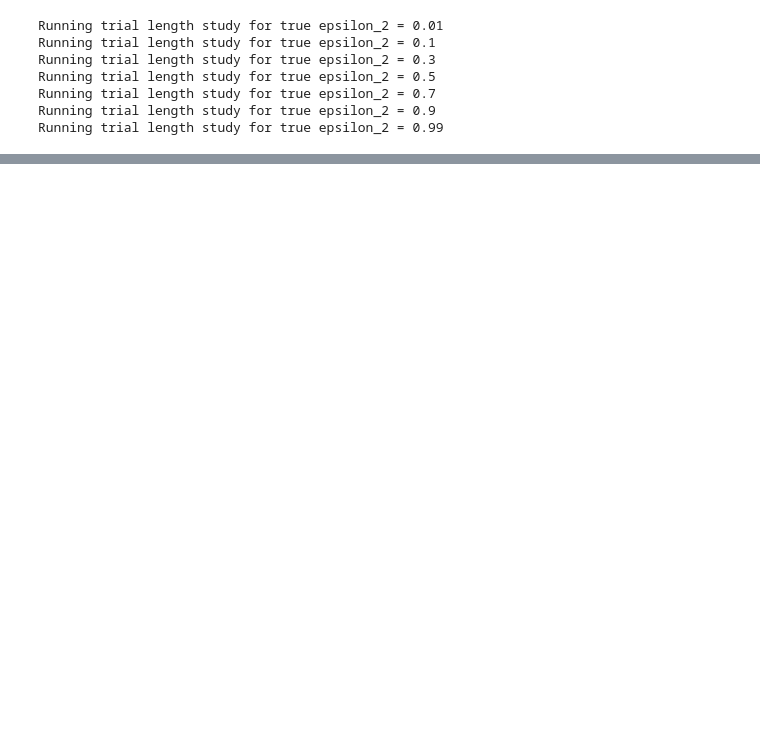
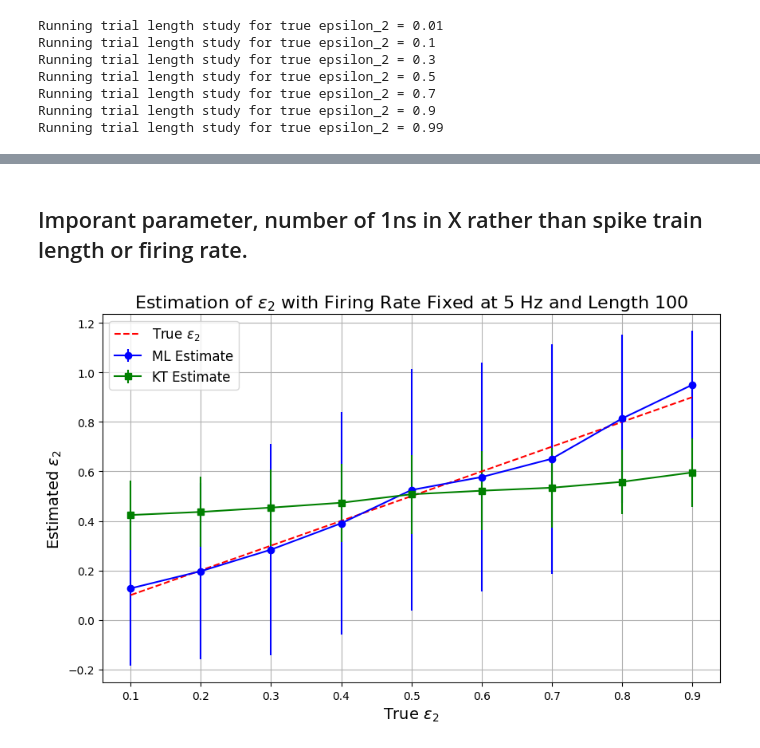
Before and after one commit to RaulAdSe/Spike-Train-Coupling-Estimation-Exploratory-Analysis, a Jupyter notebook: Notebooks/Probability_estimators.ipynb, the cells around one changed output, grey strips where cells are left out. Cells and saved outputs as stored; diff of their text form; code cells hidden in the pictures; blank space fills up the shorter version.

```diff
--- a/Notebooks/Probability_estimators.ipynb
+++ b/Notebooks/Probability_estimators.ipynb
@@ -418,0 +464,36 @@ plt.show()
+# %% [markdown]
+## Imporant parameter, number of 1ns in X rather than spike train length or firing rate.
+# %%
+# Parameters for the study
+fr_X = 5  # Fixed firing rate
+epsilon_2_values = np.linspace(0.1, 0.9, 9)  # Range of true epsilon_2 values
+length = 100   # Spike train length
+trials = 100  # Number of trials for each epsilon_2
+
+# Running the study for varying epsilon_2 and fixed firing rate
+epsilon_2_ML_means, epsilon_2_ML_stds, epsilon_2_KT_means, epsilon_2_KT_stds = epsilon_2_study_with_fixed_firing_rate(
+    fr_X, epsilon_2_values, length=length, trials=trials)
+
+# Plotting the results with epsilon_2 on the x-axis
+plt.figure(figsize=(10, 6))
+
+# Plot ML estimates with error bars
+plt.errorbar(epsilon_2_values, epsilon_2_ML_means, yerr=epsilon_2_ML_stds, fmt='o-', label='ML Estimate', color='blue')
+
+# Plot KT estimates with error bars
+plt.errorbar(epsilon_2_values, epsilon_2_KT_means, yerr=epsilon_2_KT_stds, fmt='s-', label='KT Estimate', color='green')
+
+# Plot true epsilon_2 line for each value
+plt.plot(epsilon_2_values, epsilon_2_values, color='red', linestyle='--', label=f'True $\\epsilon_2$')
+
+# Add labels, legend, and grid
+plt.xlabel('True $\\epsilon_2$', fontsize=14)
+plt.ylabel('Estimated $\\epsilon_2$', fontsize=14)
+plt.title(f'Estimation of $\\epsilon_2$ with Firing Rate Fixed at {fr_X} Hz and Length {length}', fontsize=16)
+plt.legend(fontsize=12)
+plt.grid(True)
+
+# Show the plot
+plt.show()
+# %% [output]
+[figure, added]
```
Also changed, not shown: parts of 10 cells of this notebook.
